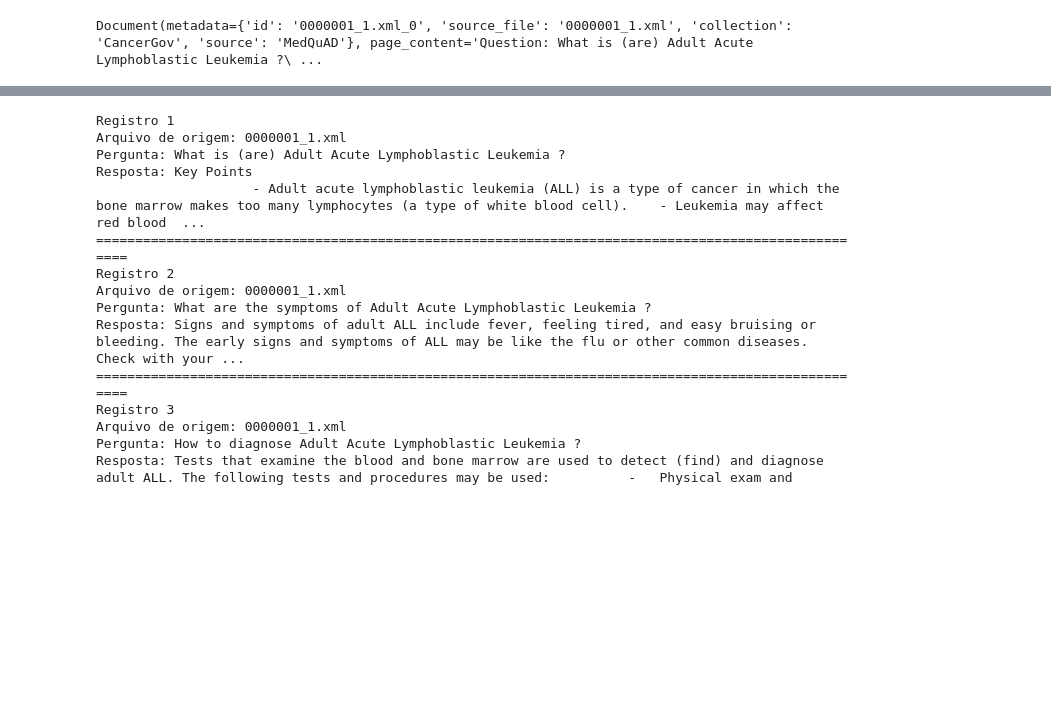
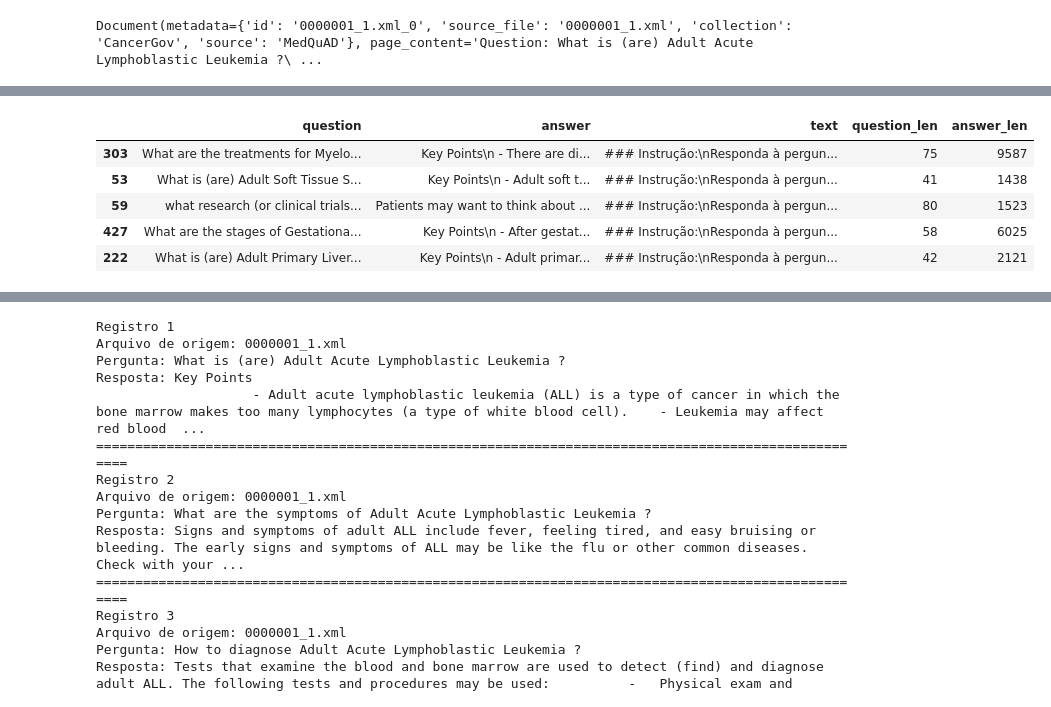
Before and after one commit to KeityPires/tech-challenge-ia-diagnostico, a Jupyter notebook: notebooks/03_medquad_exploracao copy.ipynb, the cells around one changed output, grey strips where cells are left out. Cells and saved outputs as stored; diff of their text form; code cells hidden in the pictures; blank space fills up the shorter version.

Commit message:
Atualização do notebook com fine tuning

```diff
--- a/notebooks/03_medquad_exploracao copy.ipynb
+++ b/notebooks/03_medquad_exploracao copy.ipynb
@@ -309,0 +337,12 @@ Document(metadata={'id': '0000001_1.xml_0', 'source_file': '0000001_1.xml', 'col
+# %%
+finetune_df = prepare_finetuning_dataset(df_medquad)
+train_df, val_df = split_finetuning_dataset(finetune_df, test_size=0.1, random_state=42)
+
+finetune_path = "../data/medical_qa/processed/medquad_cancergov_qa_finetuning.jsonl"
+save_finetuning_dataset(finetune_df, finetune_path)
+
+print("Dataset para fine-tuning salvo em:", finetune_path)
+print("Total de exemplos:", len(finetune_df))
+print("Treino:", len(train_df))
+print("Validação:", len(val_df))
+finetune_df.head(2)
@@ -309,0 +380,5 @@ Document(metadata={'id': '0000001_1.xml_0', 'source_file': '0000001_1.xml', 'col
+# %%
+finetune_df["question_len"] = finetune_df["question"].str.len()
+finetune_df["answer_len"] = finetune_df["answer"].str.len()
+
+finetune_df[["question_len", "answer_len"]].describe()
@@ -309,0 +395,9 @@ Document(metadata={'id': '0000001_1.xml_0', 'source_file': '0000001_1.xml', 'col
+# %%
+finetune_df.sample(5)
+# %% [output]
+|  | question | answer | text | question_len | answer_len |
+| 303 | What are the treatments for Myelo... | Key Points\n - There are di... | ### Instrução:\nResponda à pergun... | 75 | 9587 |
+| 53 | What is (are) Adult Soft Tissue S... | Key Points\n - Adult soft t... | ### Instrução:\nResponda à pergun... | 41 | 1438 |
+| 59 | what research (or clinical trials... | Patients may want to think about ... | ### Instrução:\nResponda à pergun... | 80 | 1523 |
+| 427 | What are the stages of Gestationa... | Key Points\n - After gestat... | ### Instrução:\nResponda à pergun... | 58 | 6025 |
+| 222 | What is (are) Adult Primary Liver... | Key Points\n - Adult primar... | ### Instrução:\nResponda à pergun... | 42 | 2121 |
```
Also changed, not shown: parts of 19 cells of this notebook, 1 other file.
